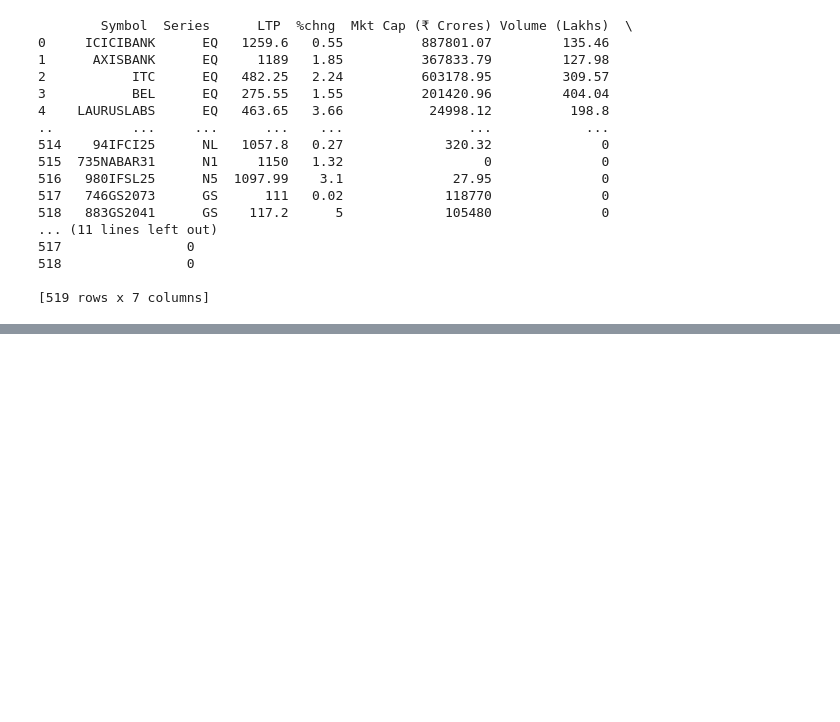
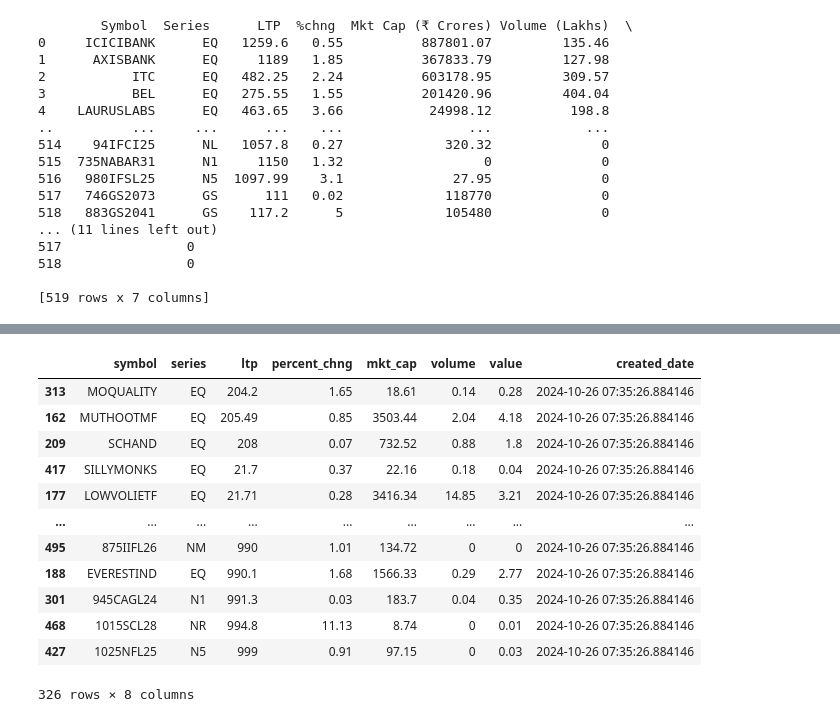
Before and after one commit to rohitsinghuid30/pandaspractice, a Jupyter notebook: tutorial1_polar_vs_pandas.ipynb, the cells around one changed output, grey strips where cells are left out. Cells and saved outputs as stored; diff of their text form; code cells hidden in the pictures; blank space fills up the shorter version.

```diff
--- a/tutorial1_polar_vs_pandas.ipynb
+++ b/tutorial1_polar_vs_pandas.ipynb
@@ -66,0 +173,16 @@ print(pandas_df)
+# %%
+advance.query("ltp>'200'").sort_values("ltp")
+# %% [output]
+|  | symbol | series | ltp | percent_chng | mkt_cap | volume | value | created_date |
+| 313 | MOQUALITY | EQ | 204.2 | 1.65 | 18.61 | 0.14 | 0.28 | 2024-10-26 07:35:26.884146 |
+| 162 | MUTHOOTMF | EQ | 205.49 | 0.85 | 3503.44 | 2.04 | 4.18 | 2024-10-26 07:35:26.884146 |
+| 209 | SCHAND | EQ | 208 | 0.07 | 732.52 | 0.88 | 1.8 | 2024-10-26 07:35:26.884146 |
+| 417 | SILLYMONKS | EQ | 21.7 | 0.37 | 22.16 | 0.18 | 0.04 | 2024-10-26 07:35:26.884146 |
+| 177 | LOWVOLIETF | EQ | 21.71 | 0.28 | 3416.34 | 14.85 | 3.21 | 2024-10-26 07:35:26.884146 |
+| ... | ... | ... | ... | ... | ... | ... | ... | ... |
+| 495 | 875IIFL26 | NM | 990 | 1.01 | 134.72 | 0 | 0 | 2024-10-26 07:35:26.884146 |
+| 188 | EVERESTIND | EQ | 990.1 | 1.68 | 1566.33 | 0.29 | 2.77 | 2024-10-26 07:35:26.884146 |
+| 301 | 945CAGL24 | N1 | 991.3 | 0.03 | 183.7 | 0.04 | 0.35 | 2024-10-26 07:35:26.884146 |
+| 468 | 1015SCL28 | NR | 994.8 | 11.13 | 8.74 | 0 | 0.01 | 2024-10-26 07:35:26.884146 |
+| 427 | 1025NFL25 | N5 | 999 | 0.91 | 97.15 | 0 | 0.03 | 2024-10-26 07:35:26.884146 |
+326 rows × 8 columns
```
Also changed, not shown: parts of 25 cells of this notebook, 1 other file.
